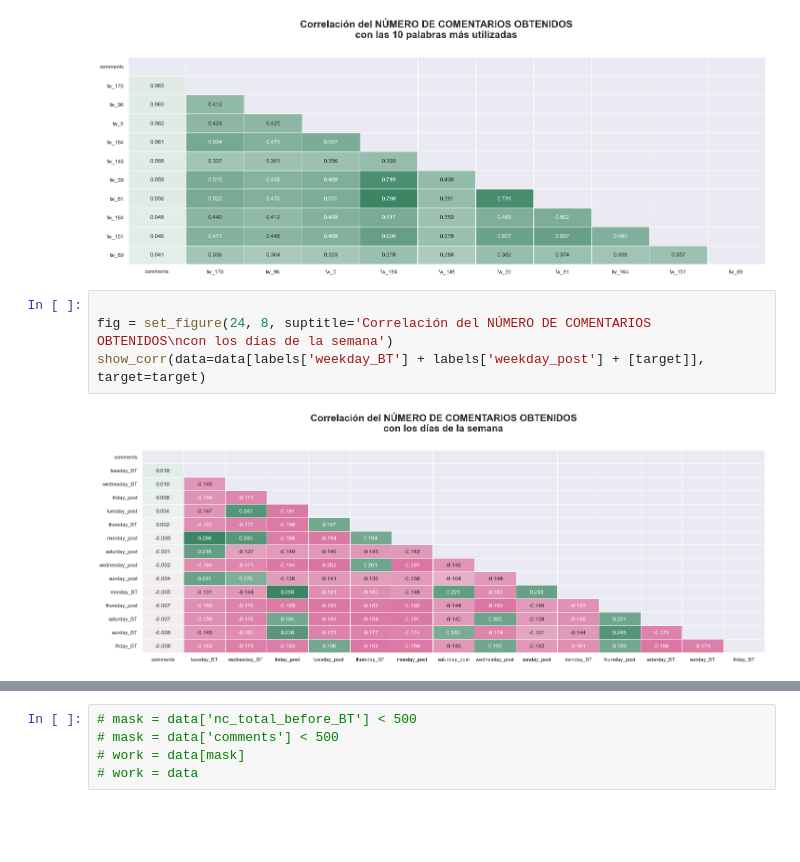
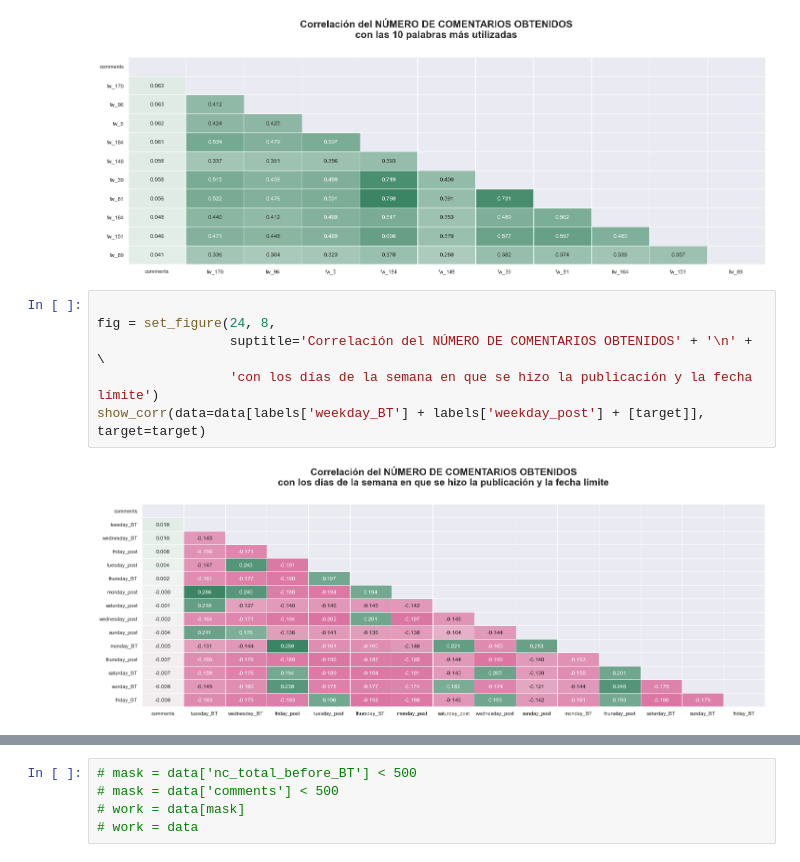
Before and after one commit to jtentor/DHDSFW, a Jupyter notebook: EDA_00.ipynb, the cells around one changed output, grey strips where cells are left out. Drawn from its saved outputs; the diff is of its cells as text; blank space fills up the shorter version.

```diff
--- a/EDA_00.ipynb
+++ b/EDA_00.ipynb
@@ -209,9 +235,11 @@ show_corr(data=data[first_10_words + [target]], target=target)
 [figure]
 # %%
 
-fig = set_figure(24, 8, suptitle='Correlación del NÚMERO DE COMENTARIOS OBTENIDOS\ncon los días de la semana')
+fig = set_figure(24, 8,
+                 suptitle='Correlación del NÚMERO DE COMENTARIOS OBTENIDOS' + '\n' + \
+                 'con los días de la semana en que se hizo la publicación y la fecha límite')
 show_corr(data=data[labels['weekday_BT'] + labels['weekday_post'] + [target]], target=target)
 # %% [output]
-[figure, old version]
+[figure, new version]
 # %%
 
```
Also changed, not shown: parts of 7 cells of this notebook, 2 other files.
